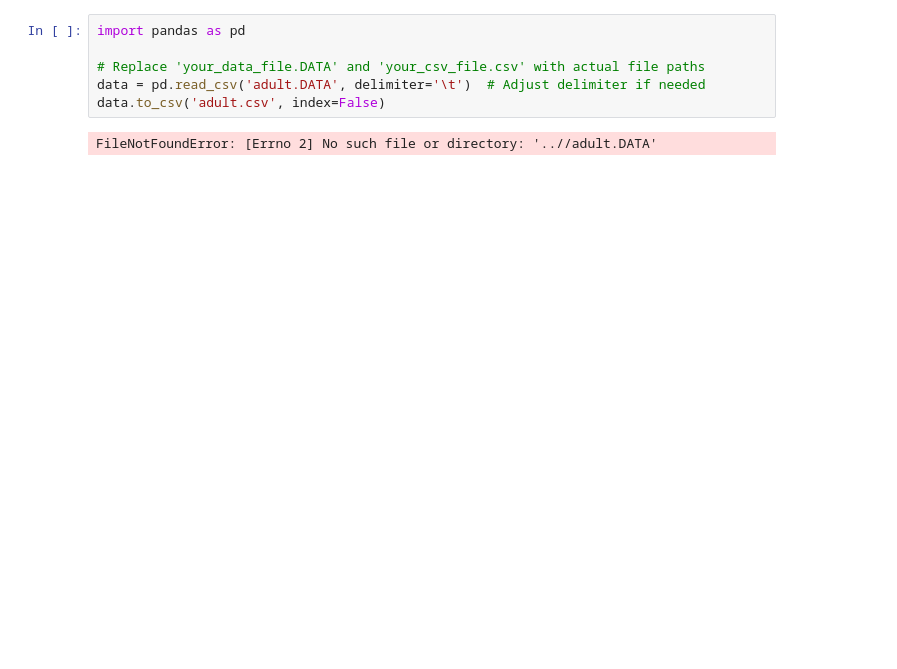
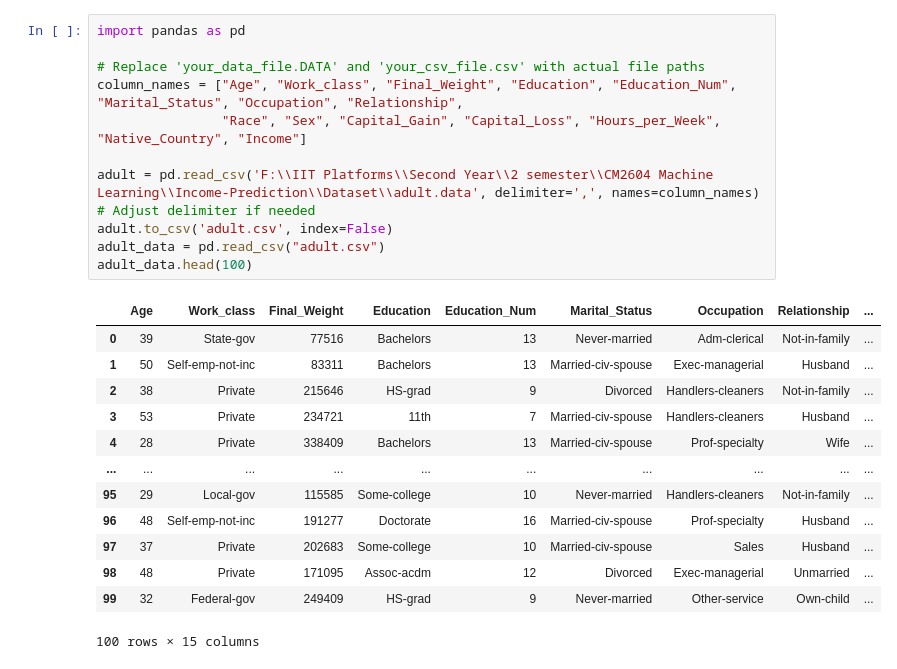
Before and after one commit to ShamalRthnayaka/Income-Prediction, a Jupyter notebook: DataPreprocessing.ipynb, the cells around one changed output. Drawn from its saved outputs; the diff is of its cells as text; blank space fills up the shorter version.

Commit message:
start the Data preprocessing

```diff
--- a/DataPreprocessing.ipynb
+++ b/DataPreprocessing.ipynb
@@ -1,8 +1,25 @@
 # %%
 import pandas as pd
 
 # Replace 'your_data_file.DATA' and 'your_csv_file.csv' with actual file paths
-data = pd.read_csv('adult.DATA', delimiter='\t')  # Adjust delimiter if needed
-data.to_csv('adult.csv', index=False)
+column_names = ["Age", "Work_class", "Final_Weight", "Education", "Education_Num", "Marital_Status", "Occupation", "Relationship",
+                "Race", "Sex", "Capital_Gain", "Capital_Loss", "Hours_per_Week", "Native_Country", "Income"]
+
+adult = pd.read_csv('F:\\IIT Platforms\\Second Year\\2 semester\\CM2604 Machine Learning\\Income-Prediction\\Dataset\\adult.data', delimiter=',', names=column_names)  # Adjust delimiter if needed
+adult.to_csv('adult.csv', index=False)
+adult_data = pd.read_csv("adult.csv")
+adult_data.head(100)
 # %% [output]
+|  | Age | Work_class | Final_Weight | Education | Education_Num | Marital_Status | Occupation | Relationship | ... |
+| 0 | 39 | State-gov | 77516 | Bachelors | 13 | Never-married | Adm-clerical | Not-in-family | ... |
+| 1 | 50 | Self-emp-not-inc | 83311 | Bachelors | 13 | Married-civ-spouse | Exec-managerial | Husband | ... |
+| 2 | 38 | Private | 215646 | HS-grad | 9 | Divorced | Handlers-cleaners | Not-in-family | ... |
+| 3 | 53 | Private | 234721 | 11th | 7 | Married-civ-spouse | Handlers-cleaners | Husband | ... |
+| 4 | 28 | Private | 338409 | Bachelors | 13 | Married-civ-spouse | Prof-specialty | Wife | ... |
+| ... | ... | ... | ... | ... | ... | ... | ... | ... | ... |
+| 95 | 29 | Local-gov | 115585 | Some-college | 10 | Never-married | Handlers-cleaners | Not-in-family | ... |
+| 96 | 48 | Self-emp-not-inc | 191277 | Doctorate | 16 | Married-civ-spouse | Prof-specialty | Husband | ... |
+| 97 | 37 | Private | 202683 | Some-college | 10 | Married-civ-spouse | Sales | Husband | ... |
+| 98 | 48 | Private | 171095 | Assoc-acdm | 12 | Divorced | Exec-managerial | Unmarried | ... |
+| 99 | 32 | Federal-gov | 249409 | HS-grad | 9 | Never-married | Other-service | Own-child | ... |
-FileNotFoundError: [Errno 2] No such file or directory: '..//adult.DATA'
+100 rows × 15 columns
```
Also changed, not shown: parts of 14 cells of this notebook.
